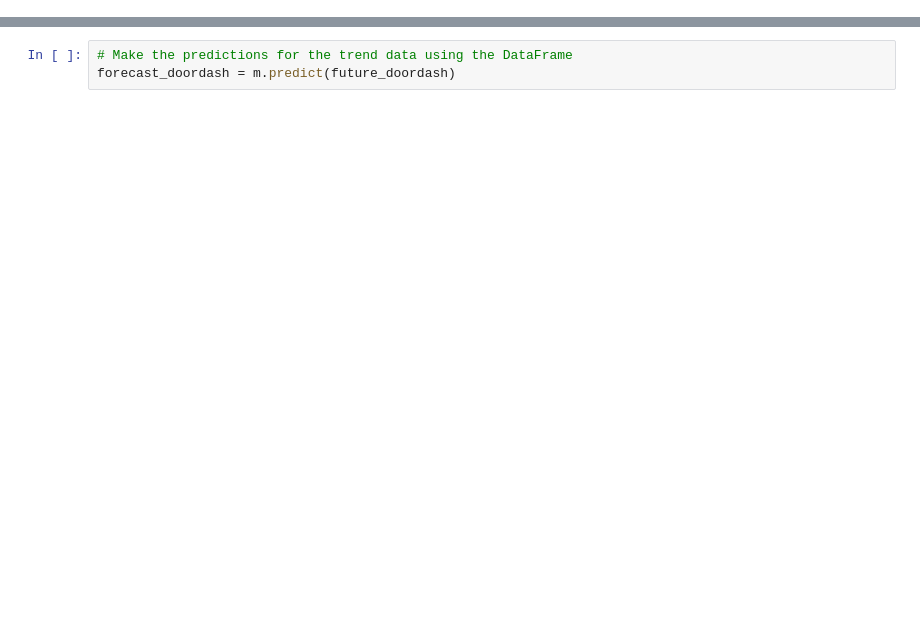
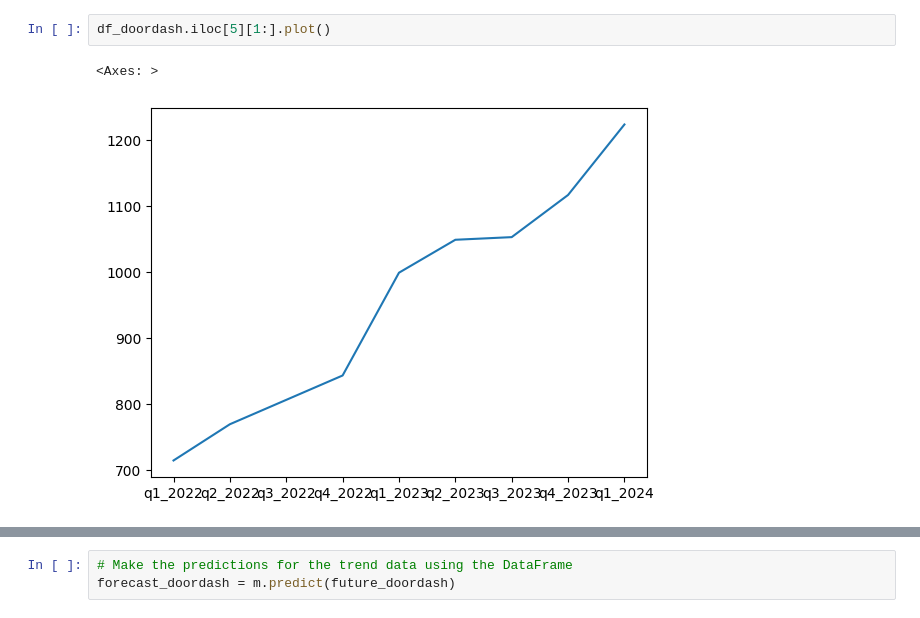
Before and after one commit to JaidenFlint/Project1_Group3, a Jupyter notebook: Project1_Tuan_Rough_Code.ipynb, the cells around one changed output, grey strips where cells are left out. Cells and saved outputs as stored; diff of their text form; blank space fills up the shorter version.

```diff
--- a/Project1_Tuan_Rough_Code.ipynb
+++ b/Project1_Tuan_Rough_Code.ipynb
@@ -20,0 +107,5 @@ df_doordash.plot()
+# %%
+df_doordash.iloc[5][1:].plot()
+# %% [output]
+<Axes: >
+[figure, added]
```
Also changed, not shown: parts of 17 cells of this notebook.
